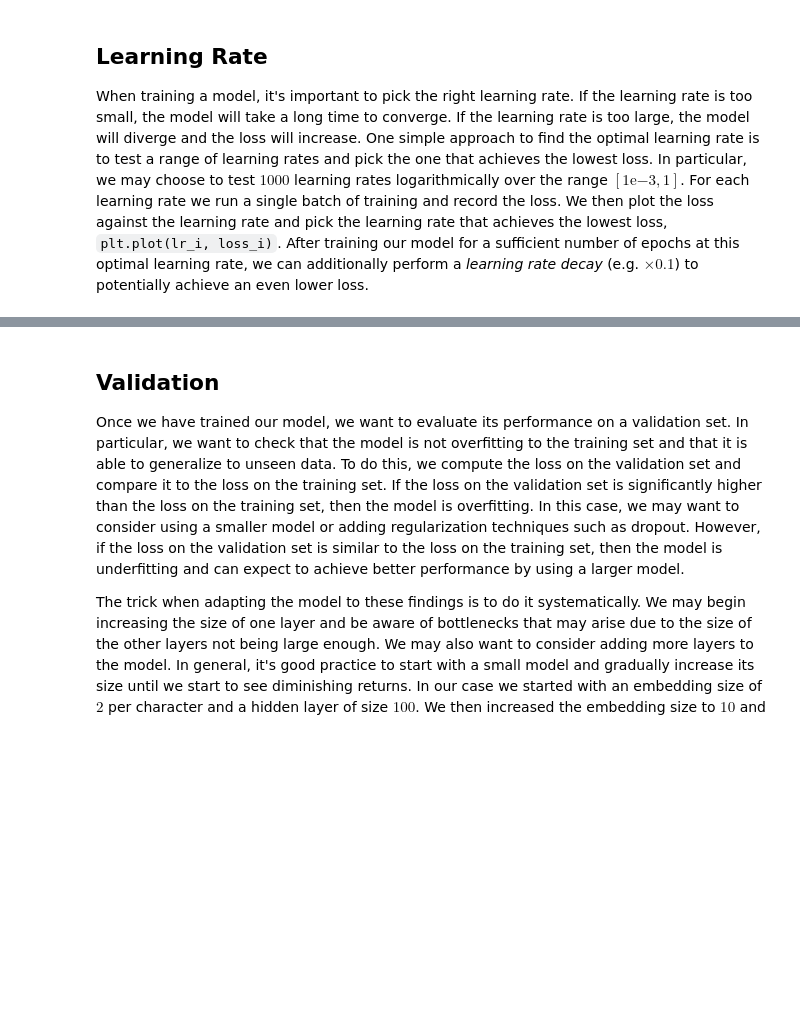
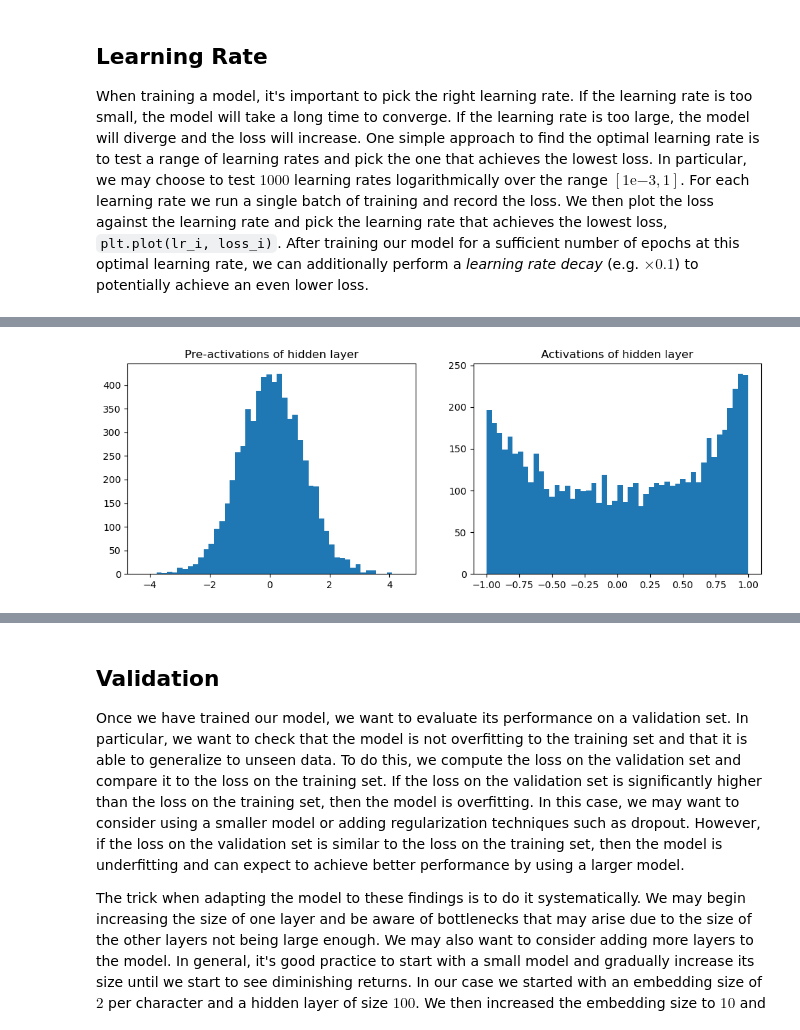
Before and after one commit to lapatric/makemore-tutorial, a Jupyter notebook: mm_mlp.ipynb, the cells around one changed output, grey strips where cells are left out. Cells and saved outputs as stored; diff of their text form; code cells hidden in the pictures; blank space fills up the shorter version.

Commit message:
analysing oversaturated activation functions

```diff
--- a/mm_mlp.ipynb
+++ b/mm_mlp.ipynb
@@ -90,8 +90,8 @@ g = torch.Generator().manual_seed(2147483647)
 # Embedding layer
 C = torch.randn((27, emb_dim), generator=g) # shape: (vocab_size, emb_dim)
 # Hidden layer
-W1 = torch.randn((block_size * emb_dim, h1_dim), generator=g) # shape: (block_size * emb_dim, h1_dim)
-b1 = torch.randn((h1_dim), generator=g) # shape: (h1_dim)
+W1 = torch.randn((block_size * emb_dim, h1_dim), generator=g) * 0.2 # shape: (block_size * emb_dim, h1_dim)
+b1 = torch.randn((h1_dim), generator=g) * 0.01 # shape: (h1_dim)
 # Output layer
 W2 = torch.randn((h1_dim, 27), generator=g) * 0.01 # shape: (h1_dim, vocab_size)
 b2 = torch.zeros((27)) # shape: (vocab_size)
@@ -123,31 +161,0 @@ loss_i = []
-# %%
-batch_size = 32
-max_steps = 50000
-
-# Training loop
-for i in range(max_steps):
-    # mini-batch sampling
-    batch_idxs = torch.randperm(len(Y_train))[:batch_size]
-
-    # forward pass
-    emb = C[X_train[batch_idxs]] # shape: (#samples, block_size, emb_dim)
-    h = torch.tanh(emb.view(-1, block_size * emb_dim) @ W1 + b1) # shape: (#samples, hidden_dim)
-    logits = h @ W2 + b2 # shape: (#samples, vocab_size)
-    loss = F.cross_entropy(logits, Y_train[batch_idxs]) # shape: (1)
-
-    # backward pass
-    for p in parameters:
-        p.grad = None
-    loss.backward()
-
-    # update parameters
-    lr = 0.01 # during LR tuning, use lrs[i] instead
-    for p in parameters:
-        p.data -= lr * p.grad
-
-    # track stats
-    # lr_i.append(lre[i])
-    loss_i.append(loss.log10().item())
-
-# Plot loss vs. learning rate
-# plt.plot(lr_i, loss_i)
@@ -170,0 +199,9 @@ When we improve the initialization of these weights, we observe that the initial
+# %%
+# Plotting the pre-activations and activations of the hidden layer
+fig, (ax1, ax2) = plt.subplots(1, 2, figsize=(12, 4))
+ax1.hist(h_preact.view(-1).tolist(), 50);
+ax2.hist(h.view(-1).tolist(), 50);
+ax1.set_title('Pre-activations of hidden layer');
+ax2.set_title('Activations of hidden layer');
+# %% [output]
+[figure, added]
```
Also changed, not shown: parts of 10 cells of this notebook.
